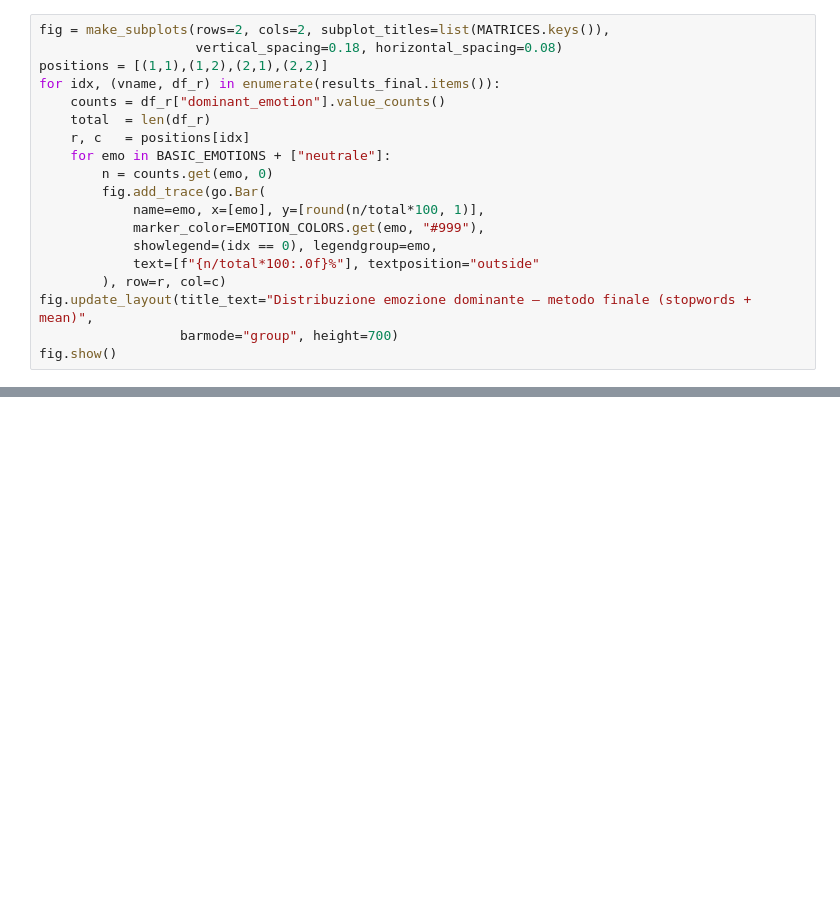
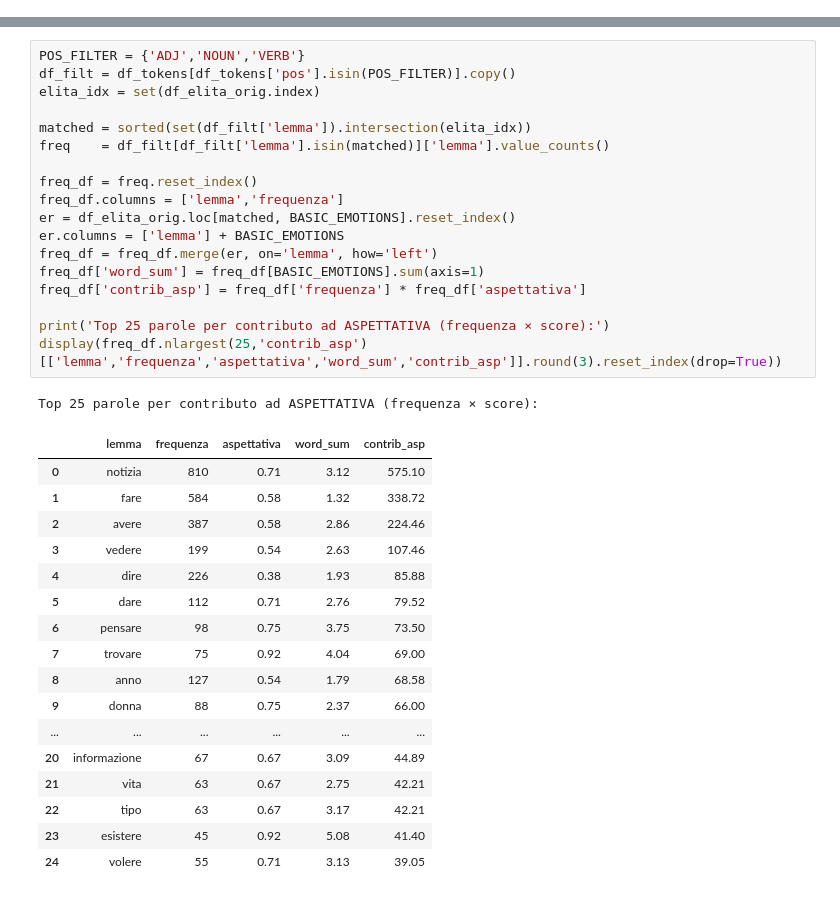
Before and after one commit to V3R0N1C4/ELIta_tesi, a Jupyter notebook: Fase3/Confronto_notizie.ipynb, the cells around one changed output, grey strips where cells are left out. Drawn from its saved outputs; the diff is of its cells as text; blank space fills up the shorter version.

```diff
--- a/Fase3/Confronto_notizie.ipynb
+++ b/Fase3/Confronto_notizie.ipynb
@@ -660,19 +0,0 @@ Ibrido (α=0.8)       | match: 698/700 (100%)
-# %%
-fig = make_subplots(rows=2, cols=2, subplot_titles=list(MATRICES.keys()),
-                    vertical_spacing=0.18, horizontal_spacing=0.08)
-positions = [(1,1),(1,2),(2,1),(2,2)]
-for idx, (vname, df_r) in enumerate(results_final.items()):
-    counts = df_r["dominant_emotion"].value_counts()
-    total  = len(df_r)
-    r, c   = positions[idx]
-    for emo in BASIC_EMOTIONS + ["neutrale"]:
-        n = counts.get(emo, 0)
-        fig.add_trace(go.Bar(
-            name=emo, x=[emo], y=[round(n/total*100, 1)],
-            marker_color=EMOTION_COLORS.get(emo, "#999"),
-            showlegend=(idx == 0), legendgroup=emo,
-            text=[f"{n/total*100:.0f}%"], textposition="outside"
-        ), row=r, col=c)
-fig.update_layout(title_text="Distribuzione emozione dominante — metodo finale (stopwords + mean)",
-                  barmode="group", height=700)
-fig.show()
@@ -944,0 +288,37 @@ strutturale, quello che rimane è il segnale tematico reale del corpus.
+# %%
+POS_FILTER = {'ADJ','NOUN','VERB'}
+df_filt = df_tokens[df_tokens['pos'].isin(POS_FILTER)].copy()
+elita_idx = set(df_elita_orig.index)
+
+matched = sorted(set(df_filt['lemma']).intersection(elita_idx))
+freq    = df_filt[df_filt['lemma'].isin(matched)]['lemma'].value_counts()
+
+freq_df = freq.reset_index()
+freq_df.columns = ['lemma','frequenza']
+er = df_elita_orig.loc[matched, BASIC_EMOTIONS].reset_index()
+er.columns = ['lemma'] + BASIC_EMOTIONS
+freq_df = freq_df.merge(er, on='lemma', how='left')
+freq_df['word_sum'] = freq_df[BASIC_EMOTIONS].sum(axis=1)
+freq_df['contrib_asp'] = freq_df['frequenza'] * freq_df['aspettativa']
+
+print('Top 25 parole per contributo ad ASPETTATIVA (frequenza × score):')
+display(freq_df.nlargest(25,'contrib_asp')[['lemma','frequenza','aspettativa','word_sum','contrib_asp']].round(3).reset_index(drop=True))
+# %% [output]
+Top 25 parole per contributo ad ASPETTATIVA (frequenza × score):
+|  | lemma | frequenza | aspettativa | word_sum | contrib_asp |
+| 0 | notizia | 810 | 0.71 | 3.12 | 575.10 |
+| 1 | fare | 584 | 0.58 | 1.32 | 338.72 |
+| 2 | avere | 387 | 0.58 | 2.86 | 224.46 |
+| 3 | vedere | 199 | 0.54 | 2.63 | 107.46 |
+| 4 | dire | 226 | 0.38 | 1.93 | 85.88 |
+| 5 | dare | 112 | 0.71 | 2.76 | 79.52 |
+| 6 | pensare | 98 | 0.75 | 3.75 | 73.50 |
+| 7 | trovare | 75 | 0.92 | 4.04 | 69.00 |
+| 8 | anno | 127 | 0.54 | 1.79 | 68.58 |
+| 9 | donna | 88 | 0.75 | 2.37 | 66.00 |
+| ... | ... | ... | ... | ... | ... |
+| 20 | informazione | 67 | 0.67 | 3.09 | 44.89 |
+| 21 | vita | 63 | 0.67 | 2.75 | 42.21 |
+| 22 | tipo | 63 | 0.67 | 3.17 | 42.21 |
+| 23 | esistere | 45 | 0.92 | 5.08 | 41.40 |
+| 24 | volere | 55 | 0.71 | 3.13 | 39.05 |
```
Also changed, not shown: parts of 90 cells of this notebook, 9 other files.
